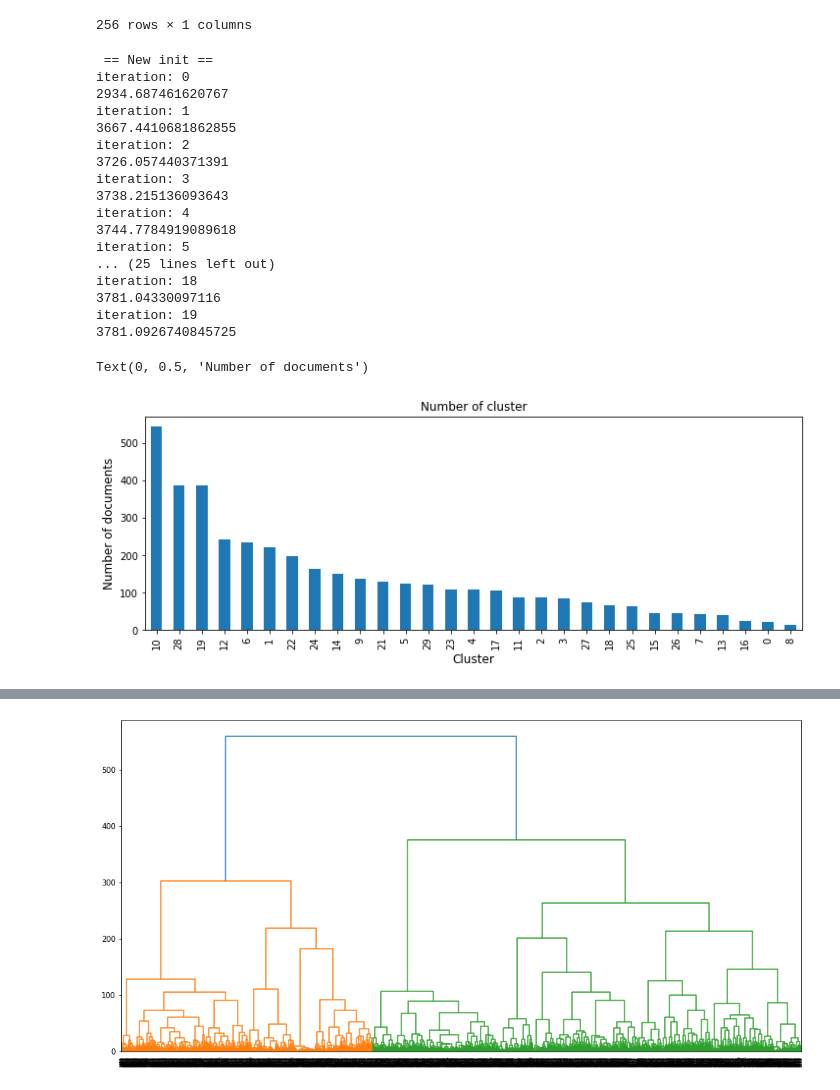
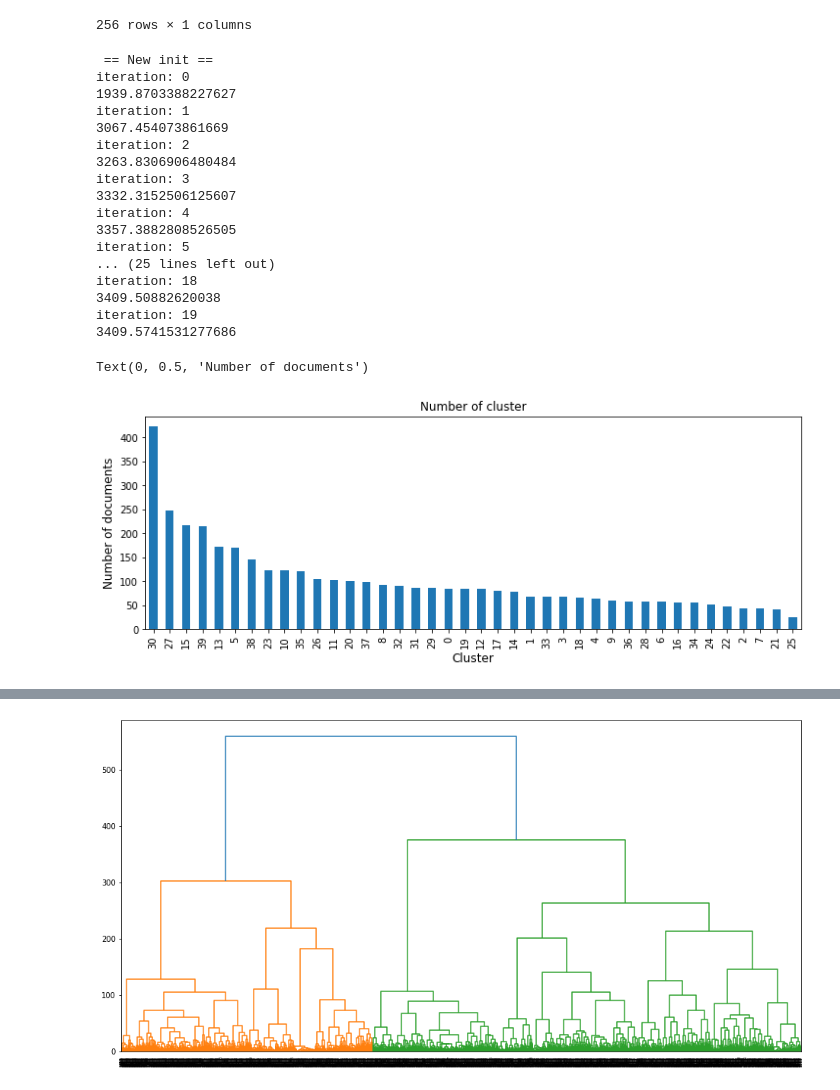
Before and after one commit to Kiminjo/Research-area-extract-from-papers, a Jupyter notebook: h_clustering.ipynb, the cells around one changed output, grey strips where cells are left out. Cells and saved outputs as stored; diff of their text form; code cells hidden in the pictures.

```diff
--- a/h_clustering.ipynb
+++ b/h_clustering.ipynb
@@ -12,6 +22,8 @@ filepath = 'data/similarity_matrix.pickle'
 # %%
 with open(filepath, 'rb') as lf :
         similarity_vector = pickle.load(lf)
+# %%
+possibility_vector = pd.read_csv('data/possibility_vector.csv')
 # %%
-my_k = 30
+my_k = 40
 my_k_hi = 2
@@ -204,35 +260,35 @@ clusters.columns = ['org_cluster'] # this is the number of original cluster
 clusters2.columns = ['lrg1_cluster'] # this is the number of small cluster in the largest cluster
 clusters21.columns = ['lrg2_cluster'] # this is the number of small cluster in the 2nd largest cluster
 # %%
-similarity_vector2 = similarity_vector.to_numpy()
+possibility_vector2 = possibility_vector.to_numpy()
 
-kmeans3 = SphericalKmeans(n_clusters= my_k, random_state=1004)
-s_kmeans = kmeans3.fit(similarity_vector2)
+kmeans3 = SphericalKmeans(n_clusters= my_k, random_state=1001)
+s_kmeans = kmeans3.fit(possibility_vector2)
 clusters3 = kmeans3.labels_
 
 clusters3 = pd.DataFrame(clusters3)
 a3 = clusters3[0].value_counts()
 
 ax3 = a3.plot(kind='bar', title='Number of cluster', figsize=(12, 4), legend=None)
 ax3.set_xlabel('Cluster', fontsize=12)
 ax3.set_ylabel('Number of documents', fontsize=12)
 # %% [output]
  == New init ==
 iteration: 0
-2934.687461620767
+1939.8703388227627
 iteration: 1
-3667.4410681862855
+3067.454073861669
 iteration: 2
-3726.057440371391
+3263.8306906480484
 iteration: 3
-3738.215136093643
+3332.3152506125607
 iteration: 4
-3744.7784919089618
+3357.3882808526505
 iteration: 5
 ... (25 lines left out)
 iteration: 18
-3781.04330097116
+3409.50882620038
 iteration: 19
-3781.0926740845725
+3409.5741531277686
 Text(0, 0.5, 'Number of documents')
-[figure, old version]
+[figure, new version]
```
Also changed, not shown: parts of 17 cells of this notebook, 7 other files.
